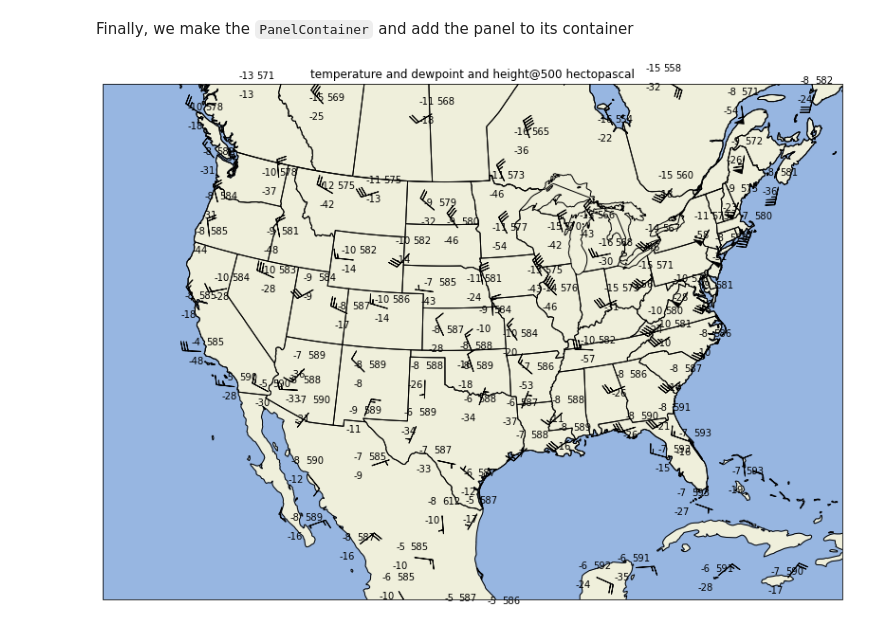
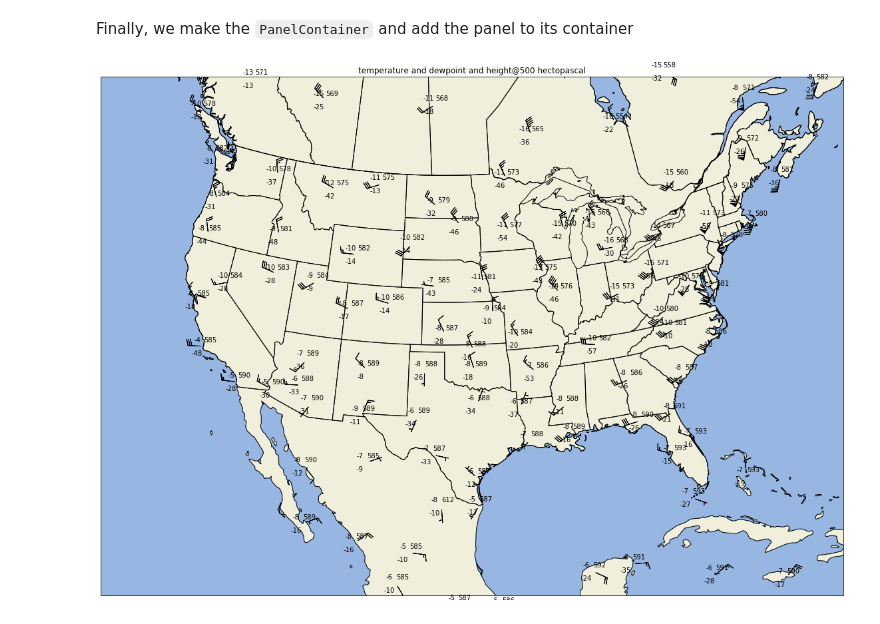
Before and after one commit to mgrover1/scipy2020_poster, a Jupyter notebook: Example_Notebook.ipynb, the cells around one changed output. Drawn from its saved outputs; the diff is of its cells as text; code cells hidden in the pictures.

```diff
--- a/Example_Notebook.ipynb
+++ b/Example_Notebook.ipynb
@@ -205,10 +185,10 @@ Finally, we make the `PanelContainer` and add the panel to its container
 # %%
 # Collecting panels for complete figure
 pc = mpplots.PanelContainer()
-pc.size = (15, 10)
+pc.size = (20, 20)
 pc.panels = [panel]
 
 # Showing the results
 pc.show()
 # %% [output]
-[figure, old version]
+[figure, new version]
```
Also changed, not shown: parts of 1 cell of this notebook, 1 other file.
